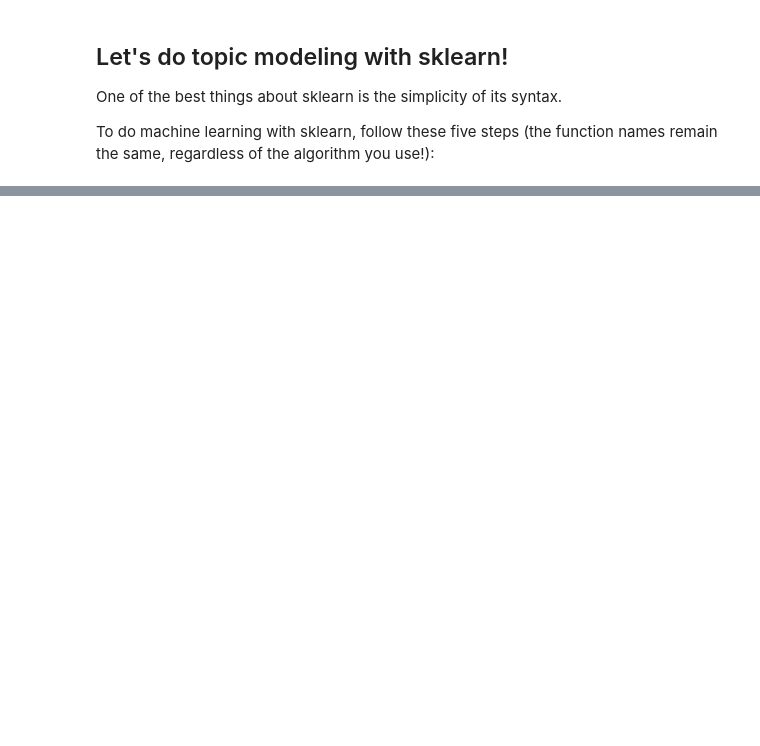
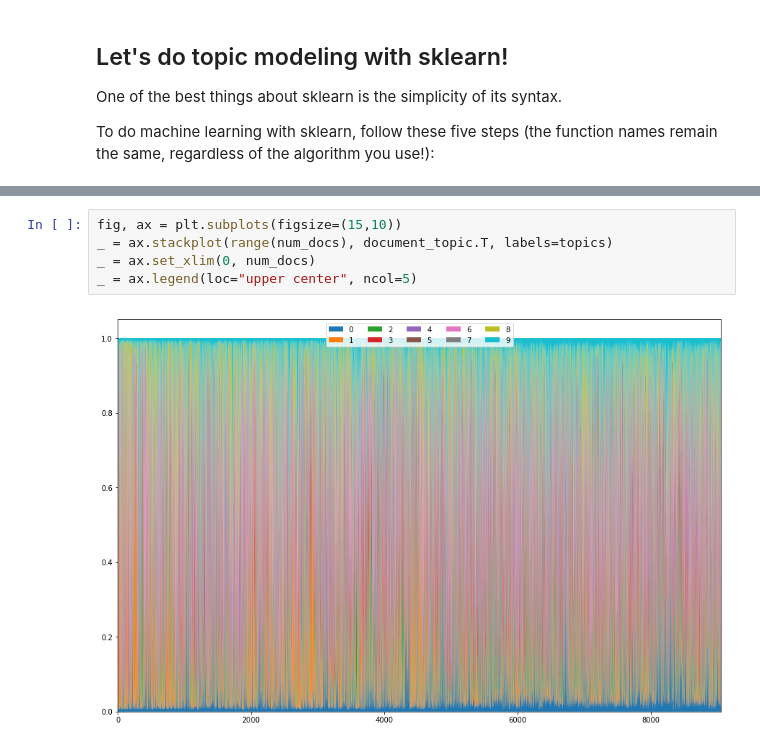
Before and after one commit to rachelrakov/Intro_to_Machine_Learning, a Jupyter notebook: intro_to_unsupervised_ml_with_python.ipynb, the cells around one changed output, grey strips where cells are left out. Cells and saved outputs as stored; diff of their text form; blank space fills up the shorter version.

```diff
--- a/intro_to_unsupervised_ml_with_python.ipynb
+++ b/intro_to_unsupervised_ml_with_python.ipynb
@@ -178,0 +161,7 @@ In `LinearSVC` the `classifier.predict` decides which class a data point is in b
+# %%
+fig, ax = plt.subplots(figsize=(15,10))
+_ = ax.stackplot(range(num_docs), document_topic.T, labels=topics)
+_ = ax.set_xlim(0, num_docs)
+_ = ax.legend(loc="upper center", ncol=5)
+# %% [output]
+[figure, added]
```
Also changed, not shown: parts of 49 cells of this notebook, 2 other files.
